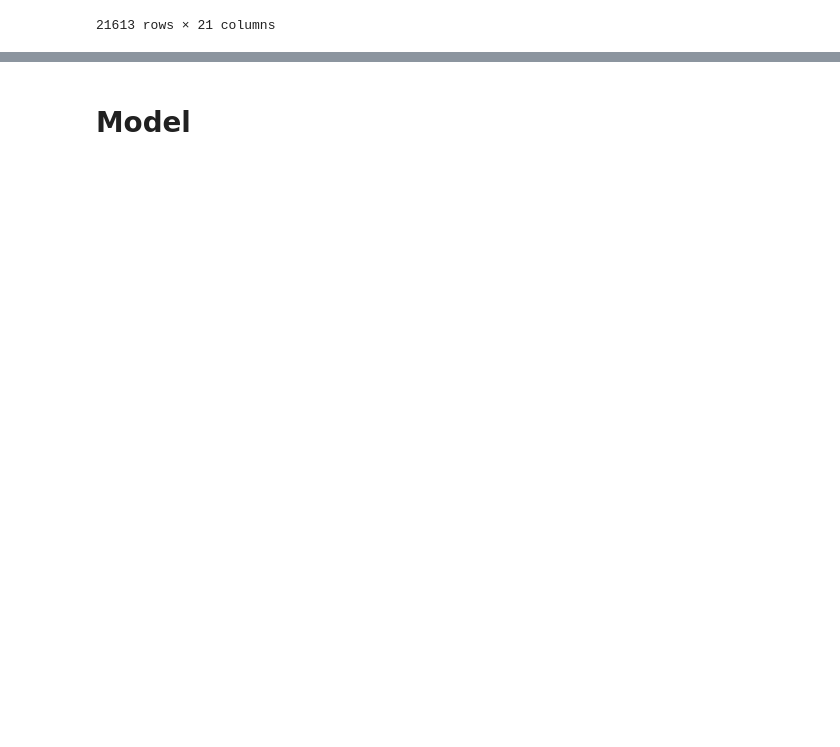
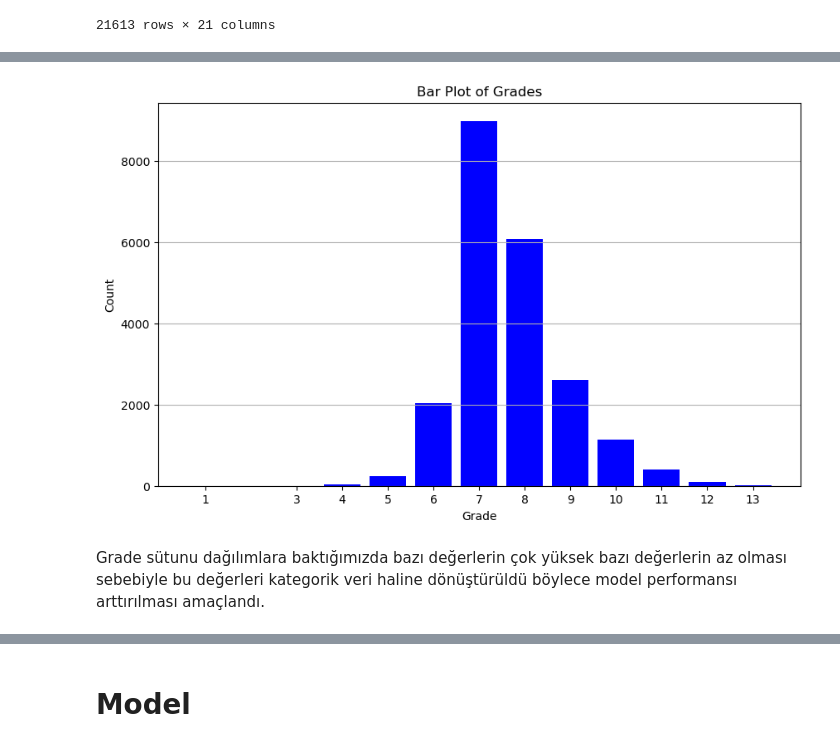
Before and after one commit to ismailcankaratas/Boston-Housing-ML, a Jupyter notebook: app.ipynb, the cells around one changed output, grey strips where cells are left out. Saved outputs shown, nothing was run; the diff lists cells and outputs as text; code cells hidden in the pictures; blank space fills up the shorter version.

```diff
--- a/app.ipynb
+++ b/app.ipynb
@@ -114,0 +168,3 @@ Tarih sütununu formatladıktan sonra yıl ve ay değerlerini ayrı sütun olara
+# %%
+grade_data = data["grade"].value_counts()
+grade_data
@@ -114,0 +186,22 @@ Tarih sütununu formatladıktan sonra yıl ve ay değerlerini ayrı sütun olara
+# %%
+# Verileri x ve y eksenlerine ayırın
+grades = grade_data.index
+counts = grade_data.values
+
+# Bar plot oluştur
+plt.figure(figsize=(10, 6))
+plt.bar(grades, counts, color='blue')
+
+# Grafiği düzenle
+plt.title('Bar Plot of Grades')
+plt.xlabel('Grade')
+plt.ylabel('Count')
+plt.xticks(grades)  # X eksenindeki değerleri doğru şekilde etiketle
+plt.grid(axis='y')
+
+# Grafiği göster
+plt.show()
+# %% [output]
+[figure, added]
+# %% [markdown]
+Grade sütunu dağılımlara baktığımızda bazı değerlerin çok yüksek bazı değerlerin az olması sebebiyle bu değerleri kategorik veri haline dönüştürüldü böylece model performansı arttırılması amaçlandı.
```
Also changed, not shown: parts of 36 cells of this notebook, 3 other files.
